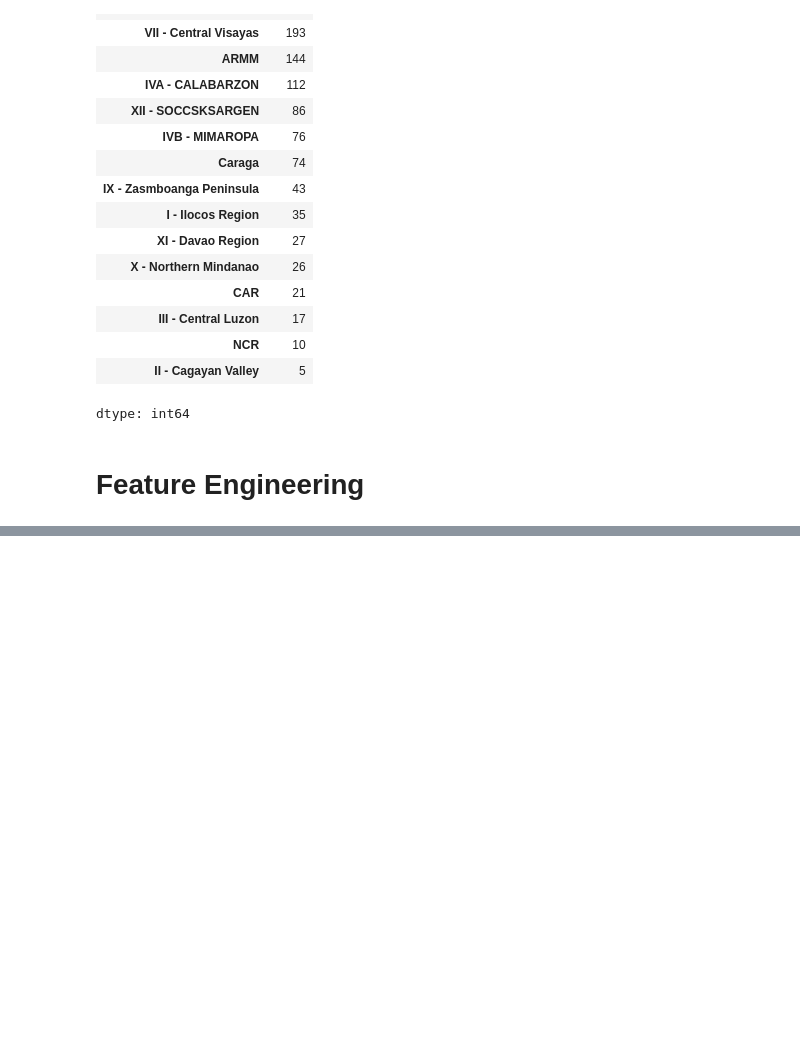
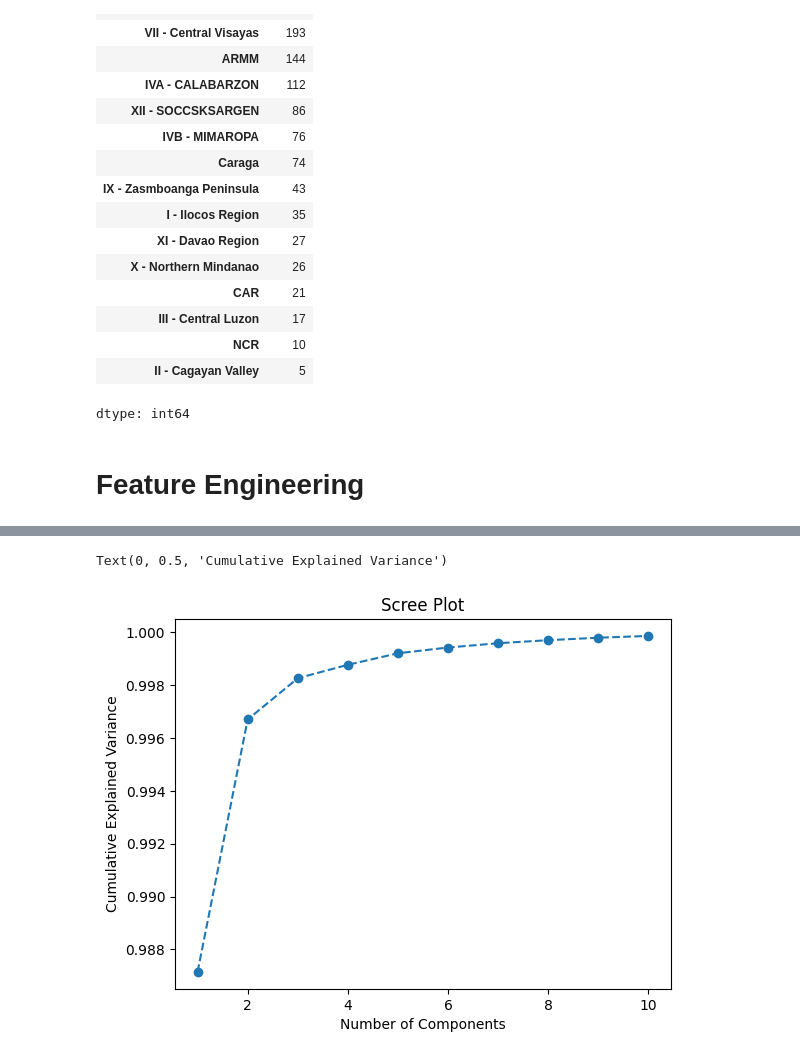
Before and after one commit to machiwao/CCADMACL_PROJECT_COM222, a Jupyter notebook: CCADMACL_Project_Implementation.ipynb, the cells around one changed output, grey strips where cells are left out. Drawn from its saved outputs; the diff is of its cells as text; code cells hidden in the pictures; blank space fills up the shorter version.

```diff
--- a/CCADMACL_Project_Implementation.ipynb
+++ b/CCADMACL_Project_Implementation.ipynb
@@ -350,0 +502,9 @@ dtype: int64
+# %%
+# Display the Scree Plot
+plt.plot(range(1, 11), pca.explained_variance_ratio_.cumsum(), marker='o', linestyle='--')
+plt.title('Scree Plot')
+plt.xlabel('Number of Components')
+plt.ylabel('Cumulative Explained Variance')
+# %% [output]
+Text(0, 0.5, 'Cumulative Explained Variance')
+[figure, added]
```
Also changed, not shown: parts of 20 cells of this notebook.
